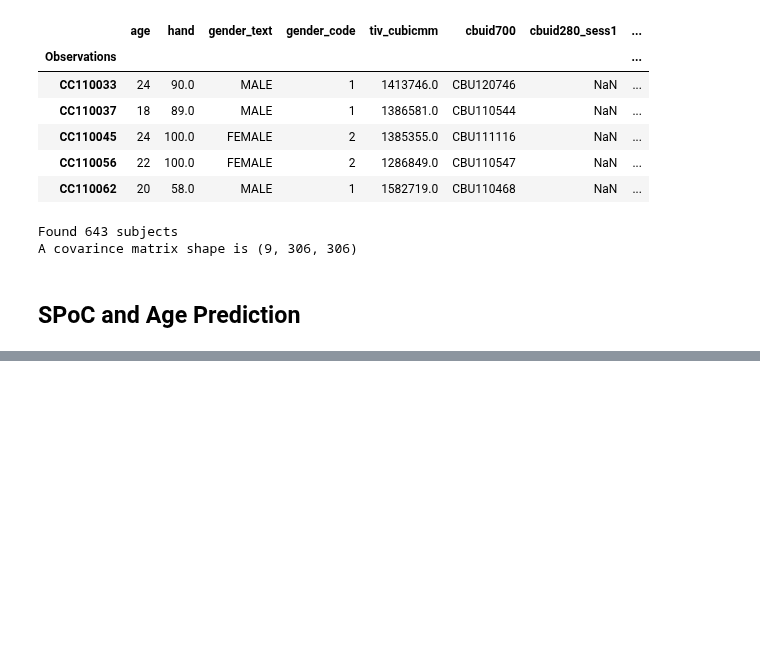
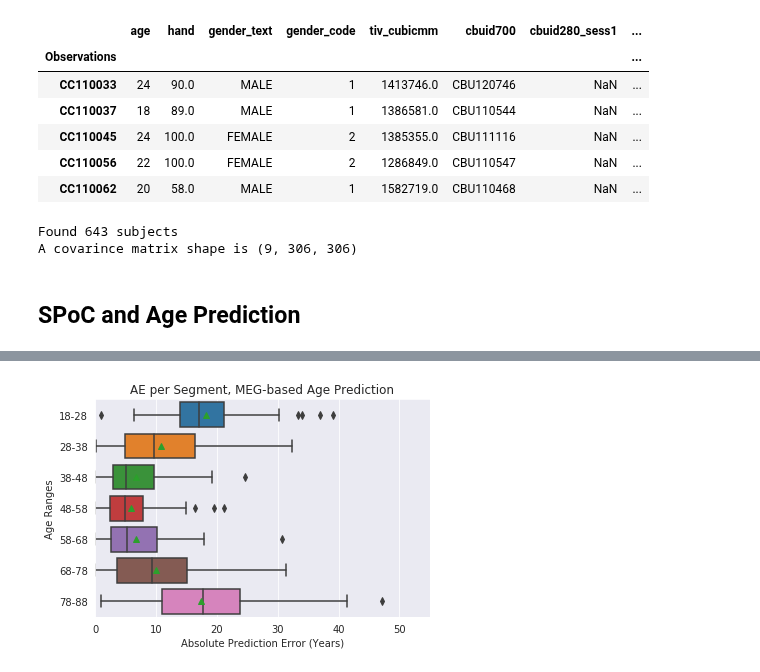
Before and after one commit to OlehKSS/camcan_analysis, a Jupyter notebook: notebook/age_prediction/meg_age_prediction.ipynb, the cells around one changed output, grey strips where cells are left out. Cells and saved outputs as stored; diff of their text form; code cells hidden in the pictures; blank space fills up the shorter version.

```diff
--- a/notebook/age_prediction/meg_age_prediction.ipynb
+++ b/notebook/age_prediction/meg_age_prediction.ipynb
@@ -87,0 +102,4 @@ MAE STD: 0.53
+# %%
+plot_error_segments(meg_pred_diff, age_meg, segment_len=10)
+# %% [output]
+[figure, added]
```
Also changed, not shown: parts of 16 cells of this notebook, 4 other files.
